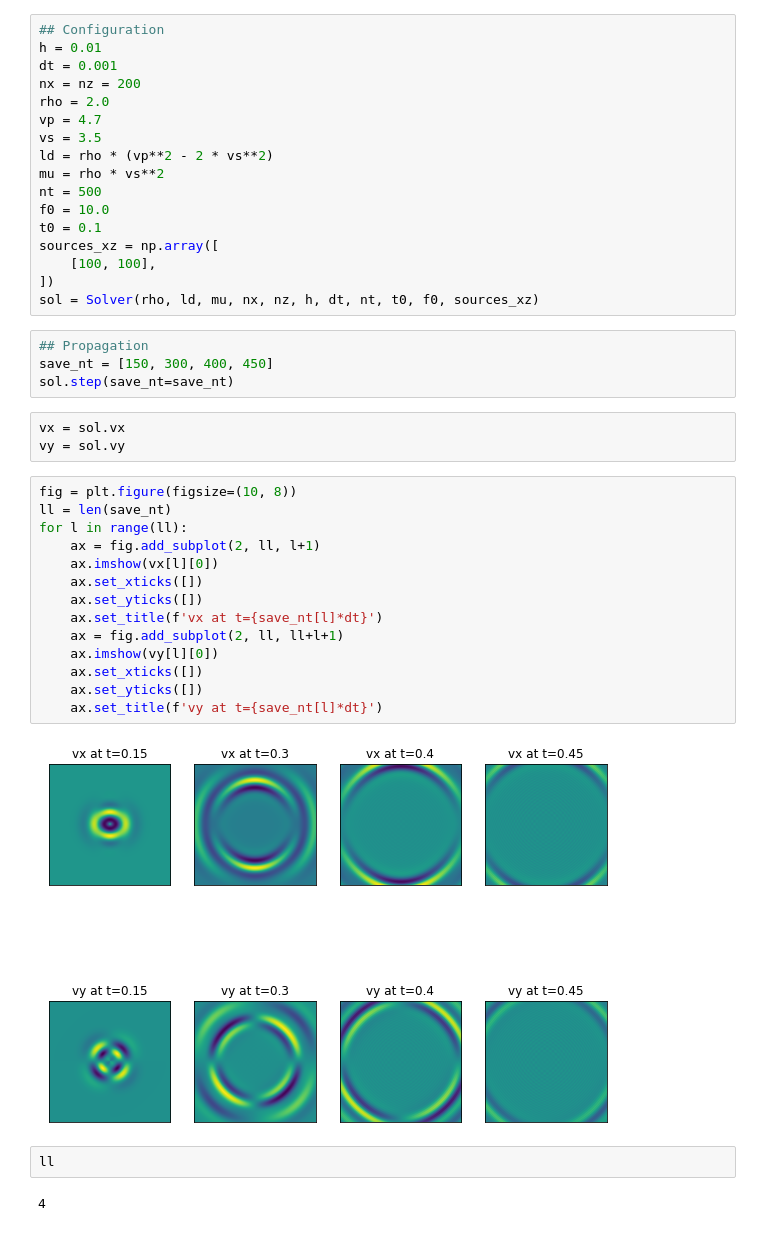
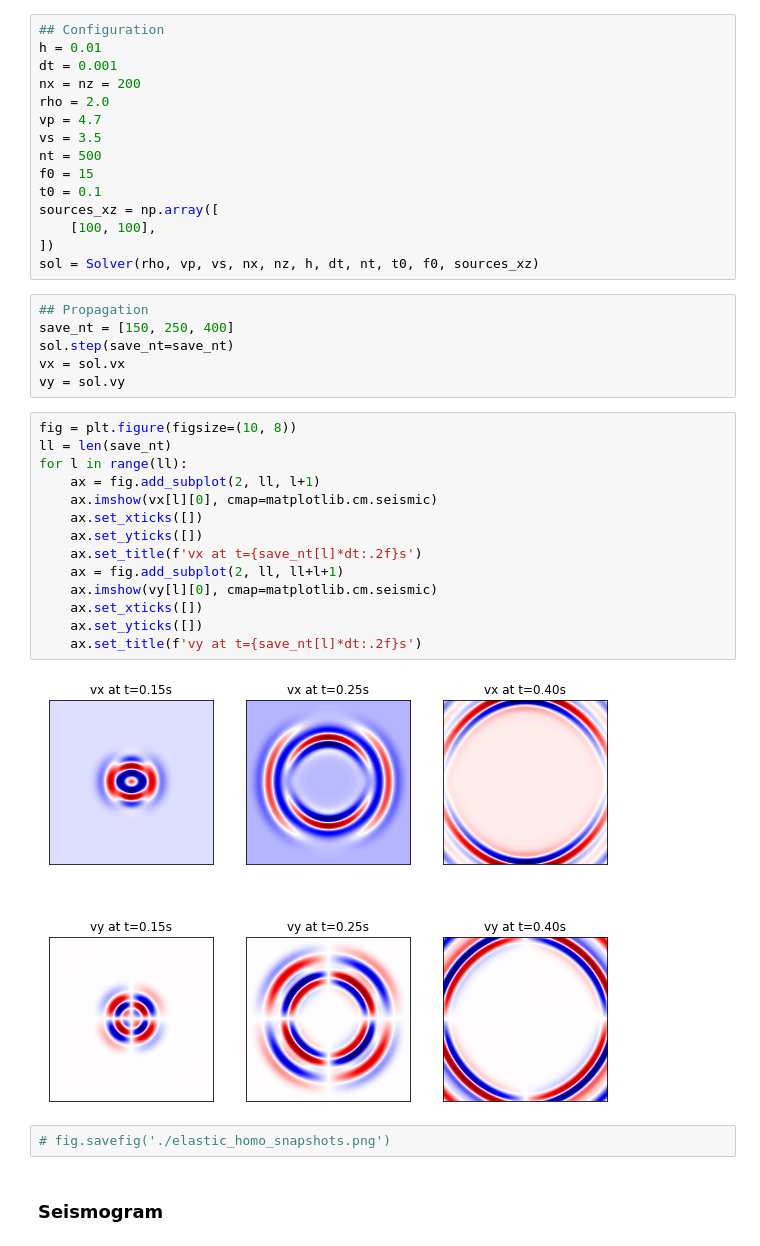
Before and after one commit to zchenCN/wave_fd_solver, a Jupyter notebook: elastic2d/result.ipynb, the cells around one changed output. Cells and saved outputs as stored; diff of their text form.

Commit message:
homo

```diff
--- a/elastic2d/result.ipynb
+++ b/elastic2d/result.ipynb
@@ -10,39 +14,36 @@ nx = nz = 200
 rho = 2.0
 vp = 4.7
 vs = 3.5
-ld = rho * (vp**2 - 2 * vs**2)
-mu = rho * vs**2
 nt = 500
-f0 = 10.0
+f0 = 15
 t0 = 0.1
 sources_xz = np.array([
     [100, 100],
 ])
-sol = Solver(rho, ld, mu, nx, nz, h, dt, nt, t0, f0, sources_xz)
+sol = Solver(rho, vp, vs, nx, nz, h, dt, nt, t0, f0, sources_xz)
 # %%
 ## Propagation
-save_nt = [150, 300, 400, 450]
+save_nt = [150, 250, 400]
 sol.step(save_nt=save_nt)
+vx = sol.vx
+vy = sol.vy
-# %%
-vx = sol.vx
-vy = sol.vy
 # %%
 fig = plt.figure(figsize=(10, 8))
 ll = len(save_nt)
 for l in range(ll):
     ax = fig.add_subplot(2, ll, l+1)
-    ax.imshow(vx[l][0])
+    ax.imshow(vx[l][0], cmap=matplotlib.cm.seismic)
     ax.set_xticks([])
     ax.set_yticks([])
-    ax.set_title(f'vx at t={save_nt[l]*dt}')
+    ax.set_title(f'vx at t={save_nt[l]*dt:.2f}s')
     ax = fig.add_subplot(2, ll, ll+l+1)
-    ax.imshow(vy[l][0])
+    ax.imshow(vy[l][0], cmap=matplotlib.cm.seismic)
     ax.set_xticks([])
     ax.set_yticks([])
-    ax.set_title(f'vy at t={save_nt[l]*dt}')
+    ax.set_title(f'vy at t={save_nt[l]*dt:.2f}s')
 # %% [output]
-[figure, old version]
+[figure, new version]
-# %%
-ll
-# %% [output]
-4
+# %%
+# fig.savefig('./elastic_homo_snapshots.png')
+# %% [markdown]
+### Seismogram
```
Also changed, not shown: parts of 9 cells of this notebook, 4 other files.
